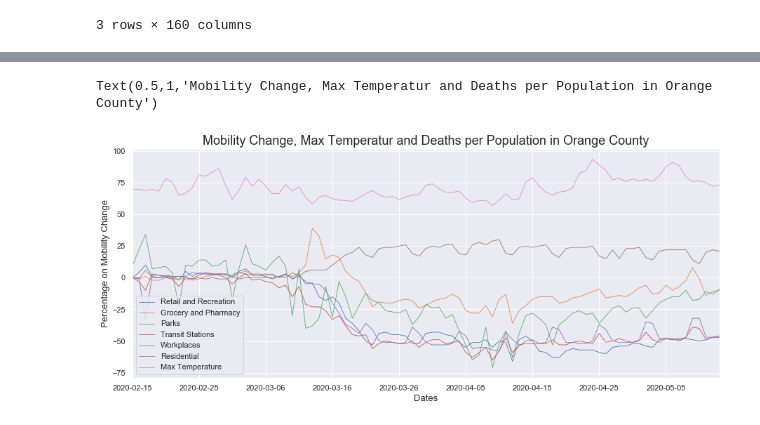
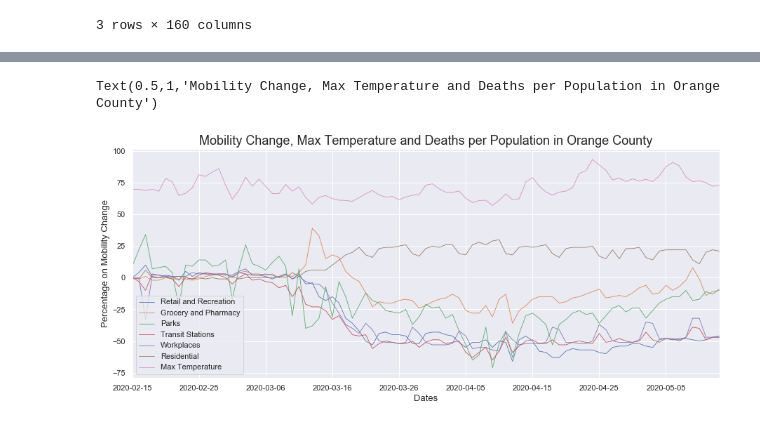
Before and after one commit to LittleAhn/covid19-ml-project, a Jupyter notebook: scripts/building_graphs.ipynb, the cells around one changed output, grey strips where cells are left out. Saved outputs shown, nothing was run; the diff lists cells and outputs as text; code cells hidden in the pictures.

```diff
--- a/scripts/building_graphs.ipynb
+++ b/scripts/building_graphs.ipynb
@@ -145,14 +145,14 @@ sns.set(rc={'figure.figsize':(15, 6)})
 # %%
 df_orange = df_line[df_line['fips'] == 6059]
 df_orange = df_orange[["Retail and Recreation", "Grocery and Pharmacy", "Parks",
                        "Transit Stations", "Workplaces", "Residential", "Max Temperature"]]
 df_orange.plot(linewidth=0.8)
 plt.xlabel("Dates", fontsize=13)
 plt.ylabel("Percentage on Mobility Change", fontsize=13)
-plt.title('Mobility Change, Max Temperatur and Deaths per Population in Orange County', fontsize=18)
+plt.title('Mobility Change, Max Temperature and Deaths per Population in Orange County', fontsize=18)
 # %% [output]
-Text(0.5,1,'Mobility Change, Max Temperatur and Deaths per Population in Orange County')
+Text(0.5,1,'Mobility Change, Max Temperature and Deaths per Population in Orange County')
-[figure, old version]
+[figure, new version]
 # %%
 df_brooklyn = df_line[df_line['fips'] == 36047]
 df_brooklyn = df_brooklyn[["Retail and Recreation", "Grocery and Pharmacy", "Parks",
```
Also changed, not shown: parts of 4 cells of this notebook.
